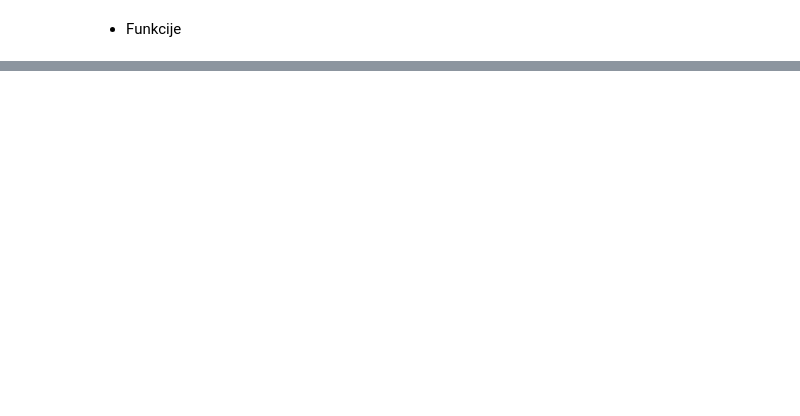
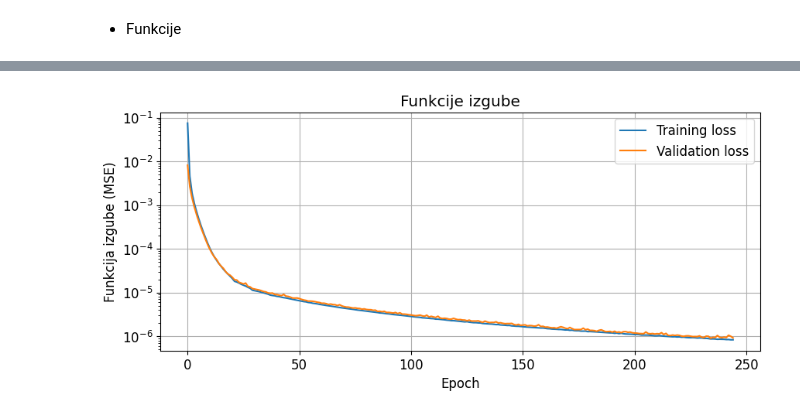
Before and after one commit to tadejkooo/PSUF, a Jupyter notebook: PSUF4/python/main.ipynb, the cells around one changed output, grey strips where cells are left out. Saved outputs shown, nothing was run; the diff lists cells and outputs as text; code cells hidden in the pictures; blank space fills up the shorter version.

```diff
--- a/PSUF4/python/main.ipynb
+++ b/PSUF4/python/main.ipynb
@@ -185,0 +427,29 @@ model.compile(loss='mean_squared_error', optimizer='Adam')
+# %%
+""" Trening SimpleRNN mreže """
+
+modelRNN = create_SimpleRNN_model()
+
+# Callbacks
+early_stop = tf.keras.callbacks.EarlyStopping(
+    monitor='val_loss',
+    patience=10,
+    restore_best_weights=True
+)
+
+reduce_lr = tf.keras.callbacks.ReduceLROnPlateau(
+    monitor='val_loss',
+    factor=0.4,
+    patience=8,
+    min_lr=1e-4
+)
+
+fitRNN = modelRNN.fit(
+    x=X1_train,
+    y=Y1_train,
+    batch_size=300,
+    epochs=1000,
+    validation_data=(X1_val, Y1_val),
+    callbacks=[reduce_lr, early_stop],
+    shuffle=True)
+
+modelRNN.save('modelRNN.keras')
@@ -185,0 +475,16 @@ model.compile(loss='mean_squared_error', optimizer='Adam')
+# %%
+""" Loss function """
+history = fitRNN.history
+
+plt.figure(figsize=(10, 4))
+plt.plot(history['loss'], label='Training loss')
+plt.plot(history['val_loss'], label='Validation loss')
+plt.yscale('log')
+plt.xlabel('Epoch')
+plt.ylabel('Funkcija izgube (MSE)')
+plt.title('Funkcije izgube')
+plt.legend()
+plt.grid(True)
+plt.show()
+# %% [output]
+[figure, added]
```
Also changed, not shown: parts of 23 cells of this notebook, 4 other files.
